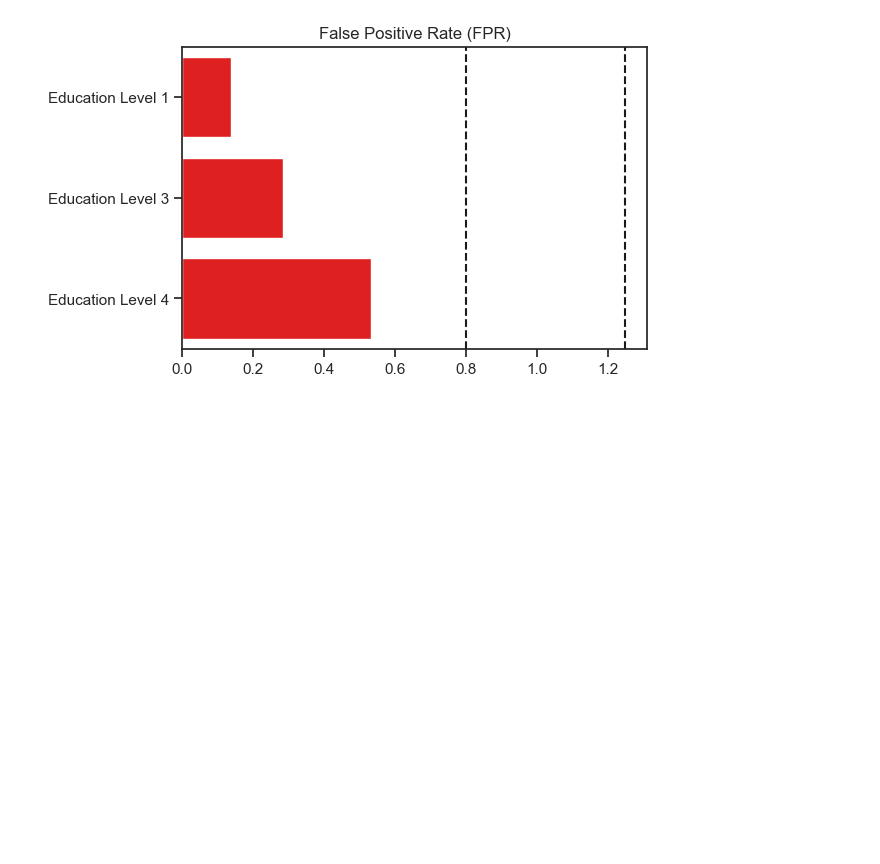
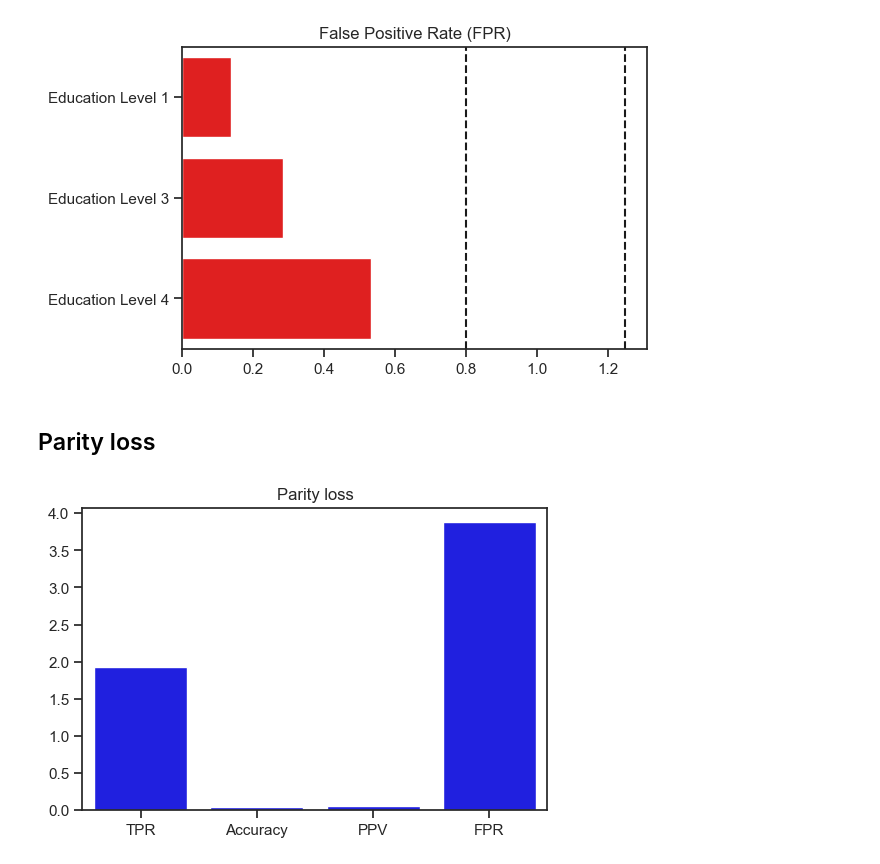
Before and after one commit to ruivieira/java-mentat, a Jupyter notebook: notebooks/Fairness.ipynb, the cells around one changed output. Cells and saved outputs as stored; diff of their text form; code cells hidden in the pictures; blank space fills up the shorter version.

Commit message:
Add parity loss

```diff
--- a/notebooks/Fairness.ipynb
+++ b/notebooks/Fairness.ipynb
@@ -39,11 +39,12 @@ fairness.check()
 # %%
 from matplotlib import pyplot as plt
 
-def plotMetric(x, y, title):
-    graph = sns.barplot(x=x, y=y, color='red')
+def plotMetric(x, y, title, bounds=True, colour="red"):
+    graph = sns.barplot(x=x, y=y, color=colour)
     graph.set(title=title)
-    graph.axvline(fairness.getEpsilon(), linestyle="--", c='k')
-    graph.axvline(1.0/fairness.getEpsilon(), linestyle="--", c='k')
+    if bounds:
+        graph.axvline(fairness.getEpsilon(), linestyle="--", c='k')
+        graph.axvline(1.0/fairness.getEpsilon(), linestyle="--", c='k')
 # %%
 y = [str(f) for f in list(fairness.getTPR().keys())]
 x = [float(f) for f in list(fairness.getTPR().values())]
@@ -72,3 +73,12 @@ x = [float(f) for f in list(fairness.getFPR().values())]
 plotMetric(x, y, "False Positive Rate (FPR)")
 # %% [output]
 [figure]
+# %% [markdown]
+## Parity loss
+# %%
+y = ["TPR", "Accuracy", "PPV", "FPR"]
+x = [fairness.getParityLossTPR(), fairness.getParityAccuracy(), fairness.getParityLossPPV(), fairness.getParityLossFPR()]
+
+plotMetric(y, x, "Parity loss", bounds=False, colour="blue")
+# %% [output]
+[figure, added]
```
Also changed, not shown: 2 other files.
